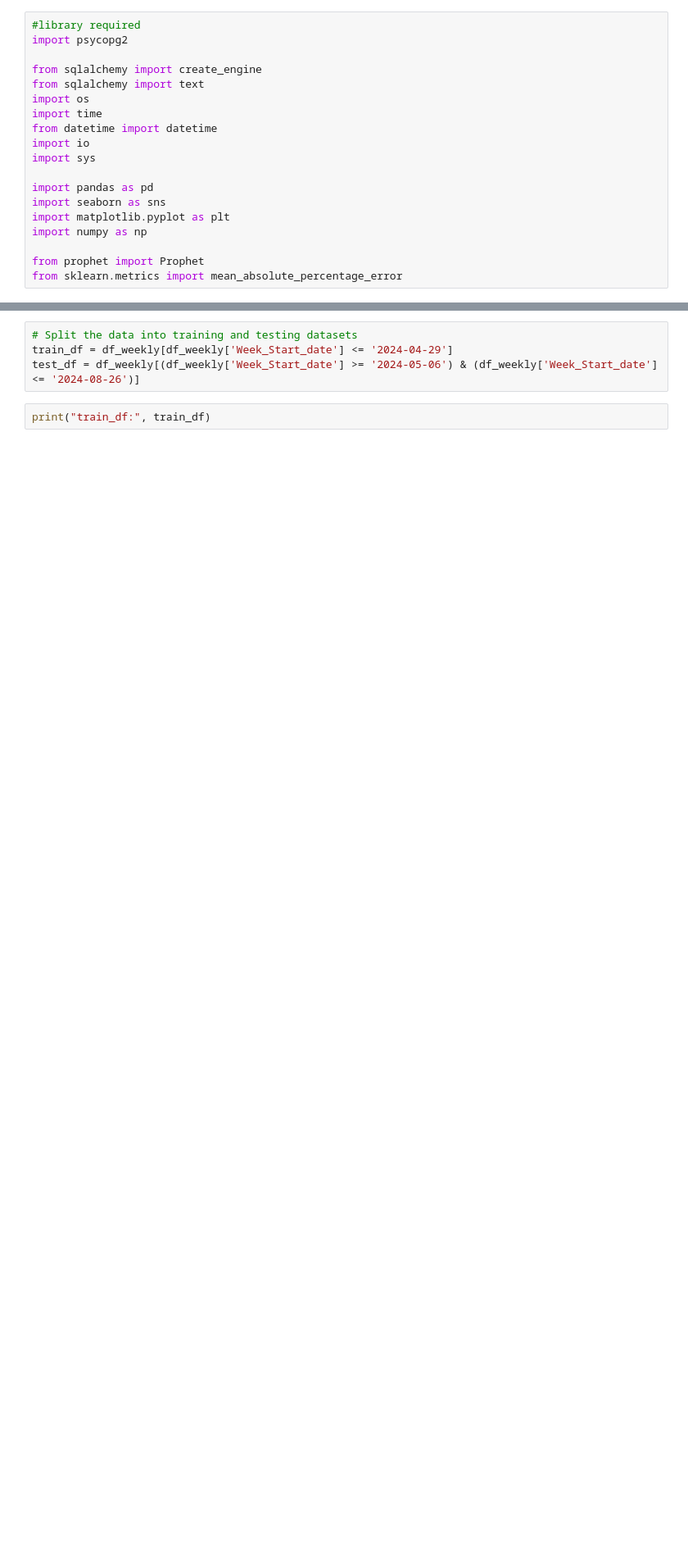
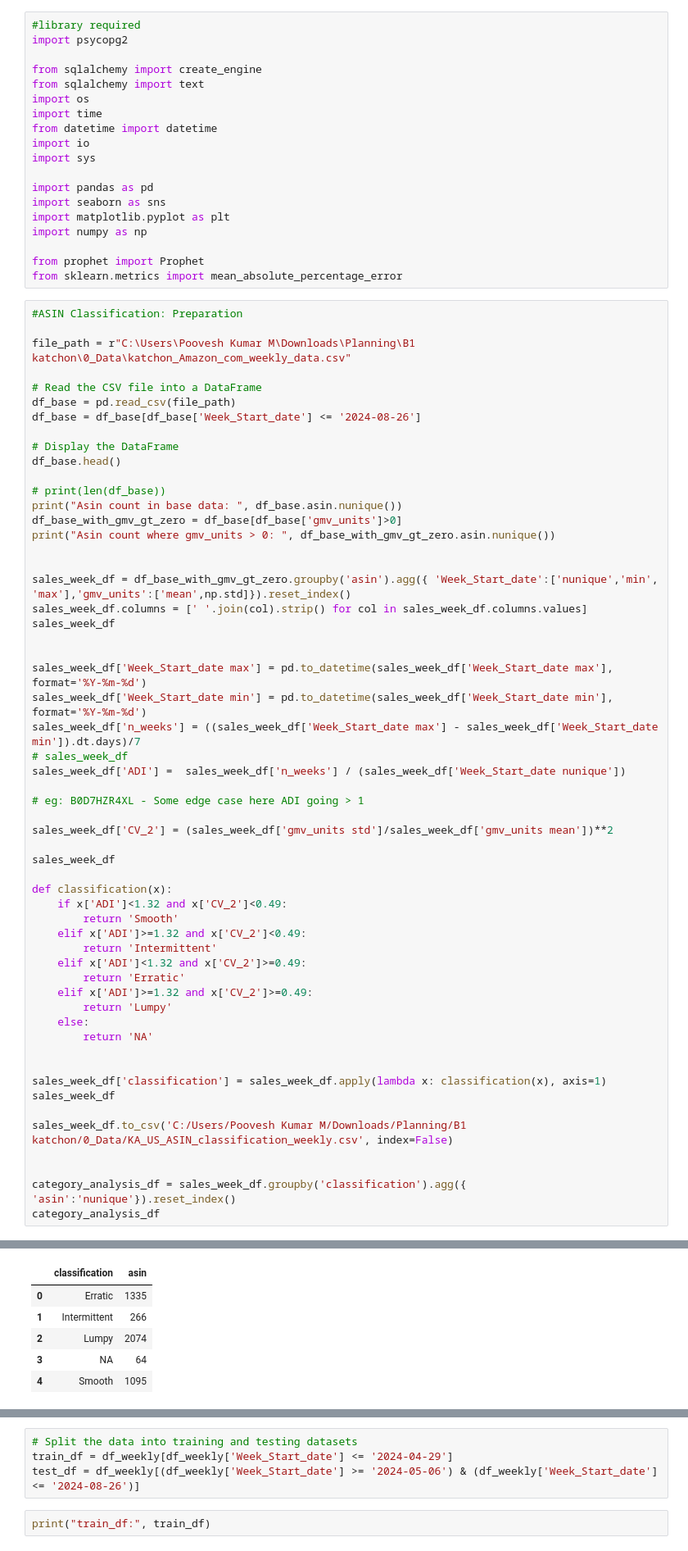
Before and after one commit to poovesh-mensa/poovesh_DA, a Jupyter notebook: SF_TS_Prophet_v2.ipynb, the cells around one changed output, grey strips where cells are left out. Shown at 82% size. Cells and saved outputs as stored; diff of their text form; blank space fills up the shorter version.

```diff
--- a/SF_TS_Prophet_v2.ipynb
+++ b/SF_TS_Prophet_v2.ipynb
@@ -37,3 +37,60 @@ import numpy as np
 
 from prophet import Prophet
 from sklearn.metrics import mean_absolute_percentage_error
+# %%
+#ASIN Classification: Preparation
+
+file_path = r"C:\Users\Poovesh Kumar M\Downloads\Planning\B1 katchon\0_Data\katchon_Amazon_com_weekly_data.csv"
+
+# Read the CSV file into a DataFrame
+df_base = pd.read_csv(file_path)
+df_base = df_base[df_base['Week_Start_date'] <= '2024-08-26']
+
+# Display the DataFrame
+df_base.head()
+
+# print(len(df_base))
+print("Asin count in base data: ", df_base.asin.nunique())
+df_base_with_gmv_gt_zero = df_base[df_base['gmv_units']>0]
+print("Asin count where gmv_units > 0: ", df_base_with_gmv_gt_zero.asin.nunique())
+
+
+sales_week_df = df_base_with_gmv_gt_zero.groupby('asin').agg({ 'Week_Start_date':['nunique','min', 'max'],'gmv_units':['mean',np.std]}).reset_index()
+sales_week_df.columns = [' '.join(col).strip() for col in sales_week_df.columns.values]
+sales_week_df
+
+
+sales_week_df['Week_Start_date max'] = pd.to_datetime(sales_week_df['Week_Start_date max'], format='%Y-%m-%d')
+sales_week_df['Week_Start_date min'] = pd.to_datetime(sales_week_df['Week_Start_date min'], format='%Y-%m-%d')
+sales_week_df['n_weeks'] = ((sales_week_df['Week_Start_date max'] - sales_week_df['Week_Start_date min']).dt.days)/7
+# sales_week_df
+sales_week_df['ADI'] =  sales_week_df['n_weeks'] / (sales_week_df['Week_Start_date nunique'])
+
+# eg: B0D7HZR4XL - Some edge case here ADI going > 1
+
+sales_week_df['CV_2'] = (sales_week_df['gmv_units std']/sales_week_df['gmv_units mean'])**2
+
+sales_week_df
+
+def classification(x):
+    if x['ADI']<1.32 and x['CV_2']<0.49:
+        return 'Smooth'
+    elif x['ADI']>=1.32 and x['CV_2']<0.49:
+        return 'Intermittent'
+    elif x['ADI']<1.32 and x['CV_2']>=0.49:
+        return 'Erratic'
+    elif x['ADI']>=1.32 and x['CV_2']>=0.49:
+        return 'Lumpy'
+    else:
+        return 'NA'
+
+
+sales_week_df['classification'] = sales_week_df.apply(lambda x: classification(x), axis=1)
+sales_week_df
+
+sales_week_df.to_csv('C:/Users/Poovesh Kumar M/Downloads/Planning/B1 katchon/0_Data/KA_US_ASIN_classification_weekly.csv', index=False)
+
+
+category_analysis_df = sales_week_df.groupby('classification').agg({ 'asin':'nunique'}).reset_index()
+category_analysis_df
+# %% [output]
@@ -40,3 +99,9 @@ from sklearn.metrics import mean_absolute_percentage_error
+|  | classification | asin |
+| 0 | Erratic | 1335 |
+| 1 | Intermittent | 266 |
+| 2 | Lumpy | 2074 |
+| 3 | NA | 64 |
+| 4 | Smooth | 1095 |
 # %%
 #Load the data
 
```
Also changed, not shown: parts of 48 cells of this notebook, 3 other files.
